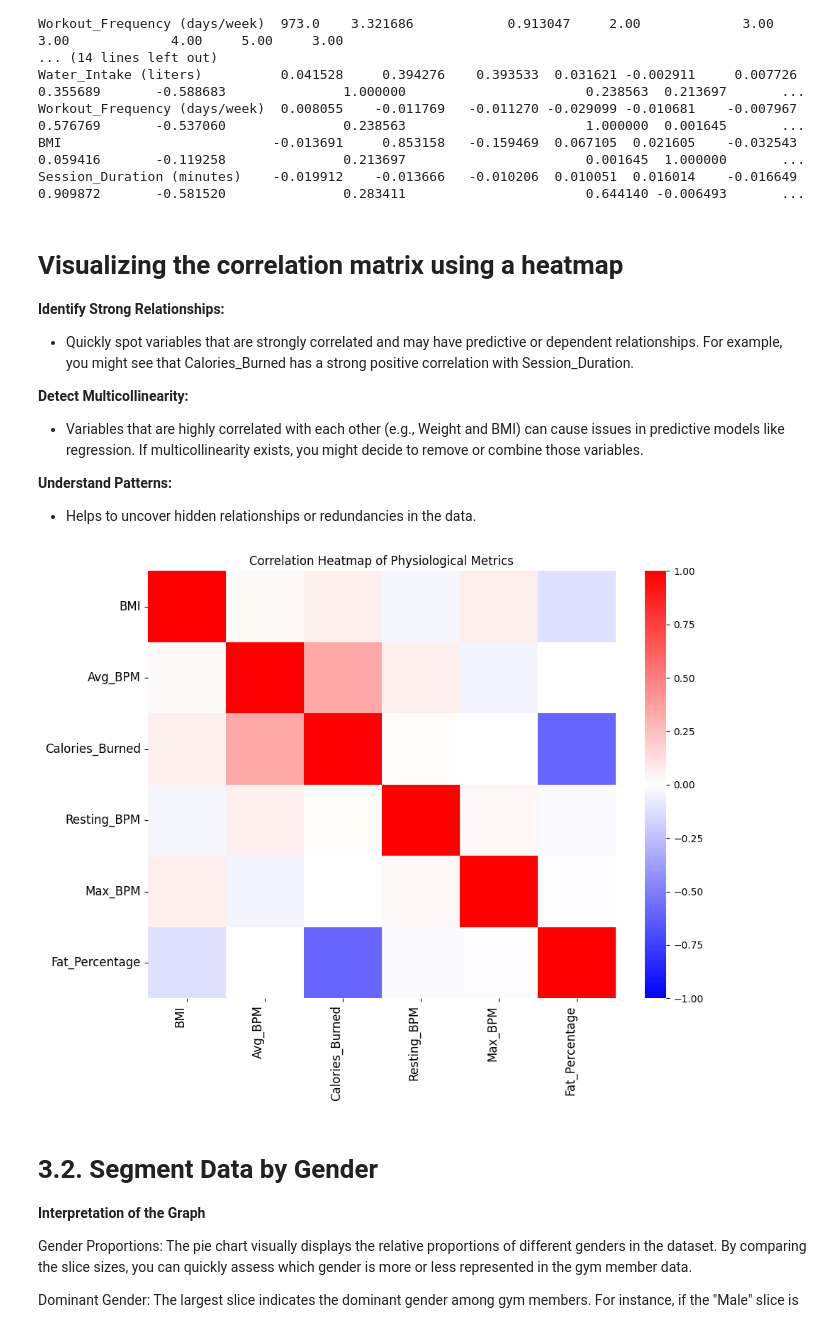
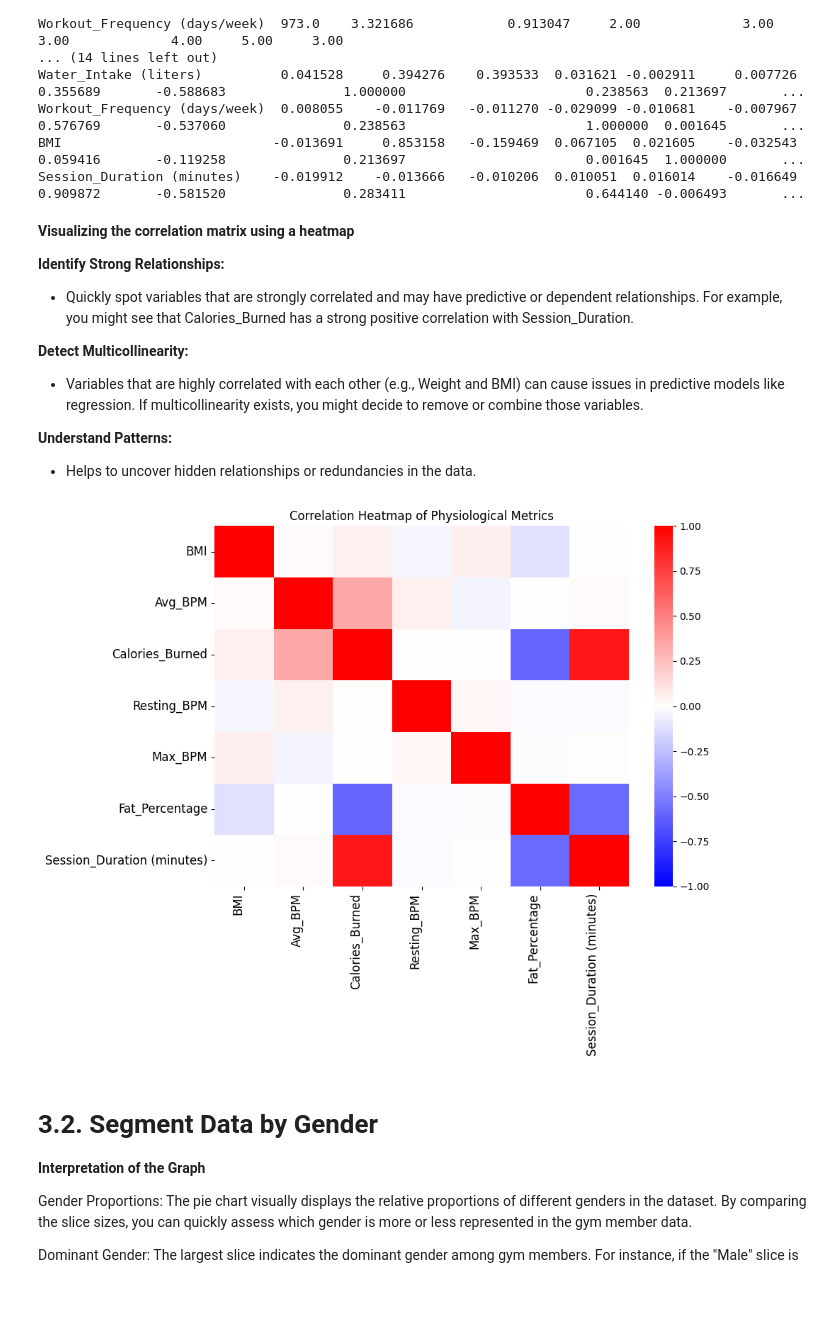
Before and after one commit to RokoSkugor/DA_project, a Jupyter notebook: DataAnalysis_Project.ipynb, the cells around one changed output. Saved outputs shown, nothing was run; the diff lists cells and outputs as text; code cells hidden in the pictures; blank space fills up the shorter version.

```diff
--- a/DataAnalysis_Project.ipynb
+++ b/DataAnalysis_Project.ipynb
@@ -340,7 +340,7 @@ Workout_Frequency (days/week)  0.008055    -0.011769   -0.011270 -0.029099 -0.01
 BMI                           -0.013691     0.853158   -0.159469  0.067105  0.021605    -0.032543         0.059416       -0.119258               0.213697                       0.001645  1.000000       ...
 Session_Duration (minutes)    -0.019912    -0.013666   -0.010206  0.010051  0.016014    -0.016649         0.909872       -0.581520               0.283411                       0.644140 -0.006493       ...
 # %% [markdown]
-# Visualizing the correlation matrix using a heatmap
+**Visualizing the correlation matrix using a heatmap**
 
 **Identify Strong Relationships:**
 
@@ -357,19 +357,19 @@ If multicollinearity exists, you might decide to remove or combine those variabl
 * Helps to uncover hidden relationships or redundancies in the data.
 # %%
 # Select physiological metrics for the heatmap
-physio_metrics = gym_data[['BMI', 'Avg_BPM', 'Calories_Burned', 'Resting_BPM', 'Max_BPM', 'Fat_Percentage']]
+physio_metrics = gym_data[['BMI', 'Avg_BPM', 'Calories_Burned', 'Resting_BPM', 'Max_BPM', 'Fat_Percentage', 'Session_Duration (minutes)']]
 
 # Create a correlation heatmap with enhanced column and row visibility
 plt.figure(figsize=(10, 8))
 sns.heatmap(physio_metrics.corr(), annot=False, cmap='bwr', center=0, vmin=-1, vmax=1)
 
 # Enhance column and row labels
 plt.xticks(rotation=90, ha='right', fontsize=12)
 plt.yticks(rotation=0, fontsize=12)
 plt.title("Correlation Heatmap of Physiological Metrics")
 plt.tight_layout()
 # %% [output]
-[figure, old version]
+[figure, new version]
 # %% [markdown]
 # **3.2. Segment Data by Gender**
 
```
Also changed, not shown: parts of 13 cells of this notebook.
